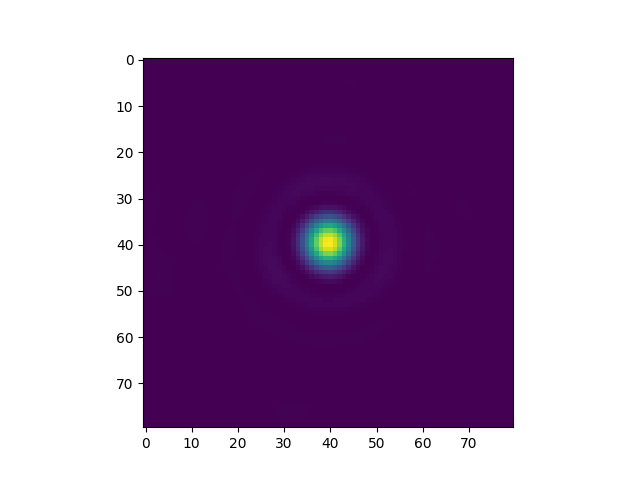
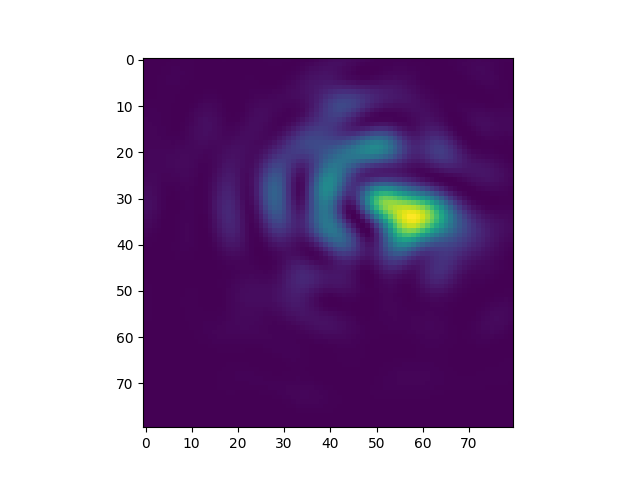
The change to this notebook cell's code, shown as a diff; its figure went from the first image to the second:
--- before
+++ after
@@ -6,4 +6,4 @@
 plt.close(1)
 plt.figure(1)
-plt.imshow(ipsf[8])
+plt.imshow(ipsf[1])
 # plt.savefig('output/ipsf.png', dpi=150, bbox_inches='tight')

Commit: fixed the servolag